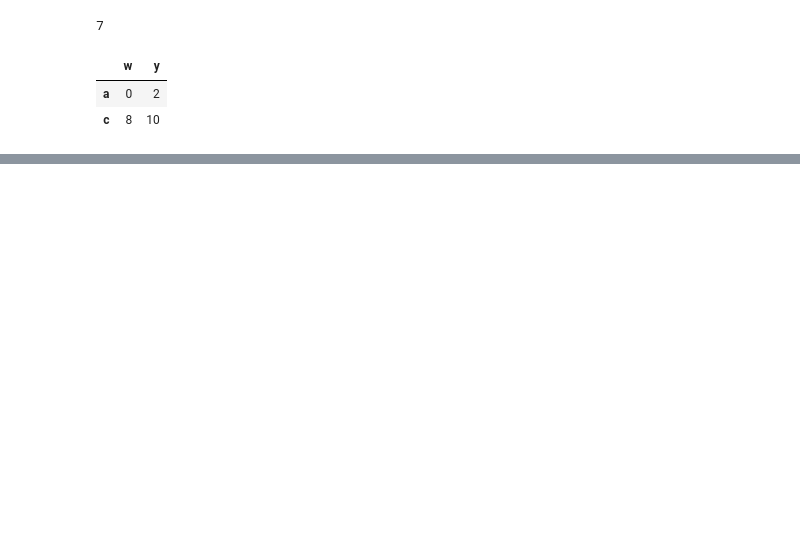
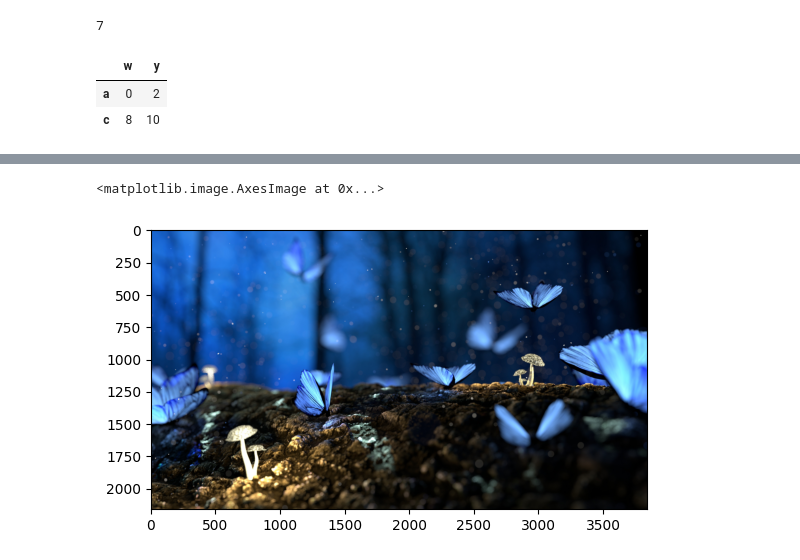
Before and after one commit to Pujitha-999/fmml_labs_projects, a Jupyter notebook: FMML_2023_Basics_of_Python.ipynb, the cells around one changed output, grey strips where cells are left out. Saved outputs shown, nothing was run; the diff lists cells and outputs as text; code cells hidden in the pictures; blank space fills up the shorter version.

```diff
--- a/FMML_2023_Basics_of_Python.ipynb
+++ b/FMML_2023_Basics_of_Python.ipynb
@@ -267,0 +394,5 @@ array([[ 0., 13.,  0.],
+# %%
+m=np.zeros((5,5))
+m+=np.arange(1,6)
+n=m.T
+n
@@ -267,0 +407,5 @@ array([[ 0., 13.,  0.],
+# %%
+j=np.arange(1,26).reshape(5,5)
+h=np.dot(n,j)
+h
+h.size
@@ -439,0 +588,5 @@ plt.show()
+# %%
+h.imshow(h.imread("/content/pexels-pixabay-326055.jpg"))
+# %% [output]
+<matplotlib.image.AxesImage at 0x...>
+[figure, added]
```
Also changed, not shown: parts of 36 cells of this notebook.
